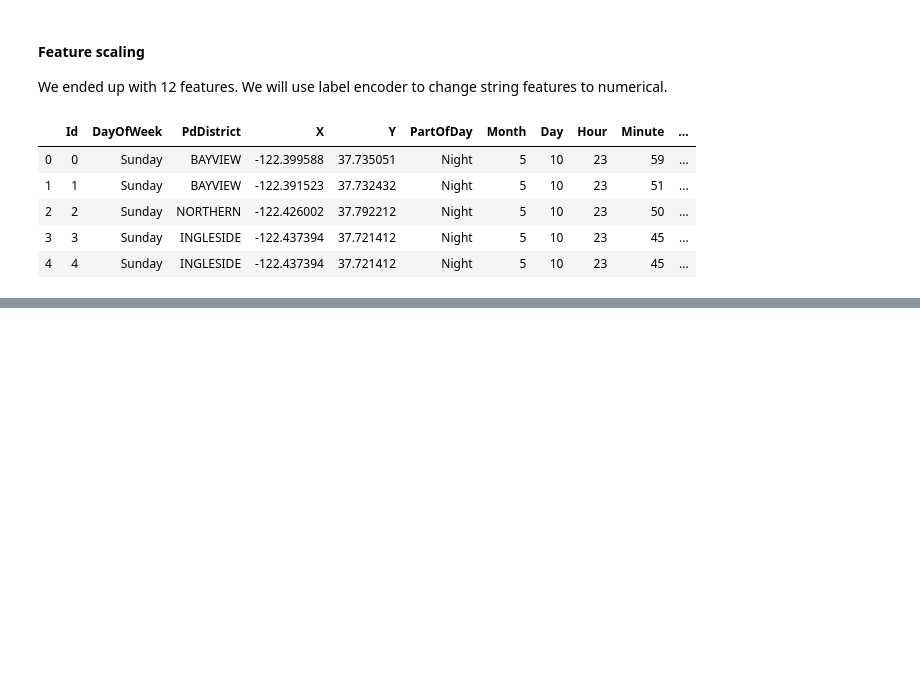
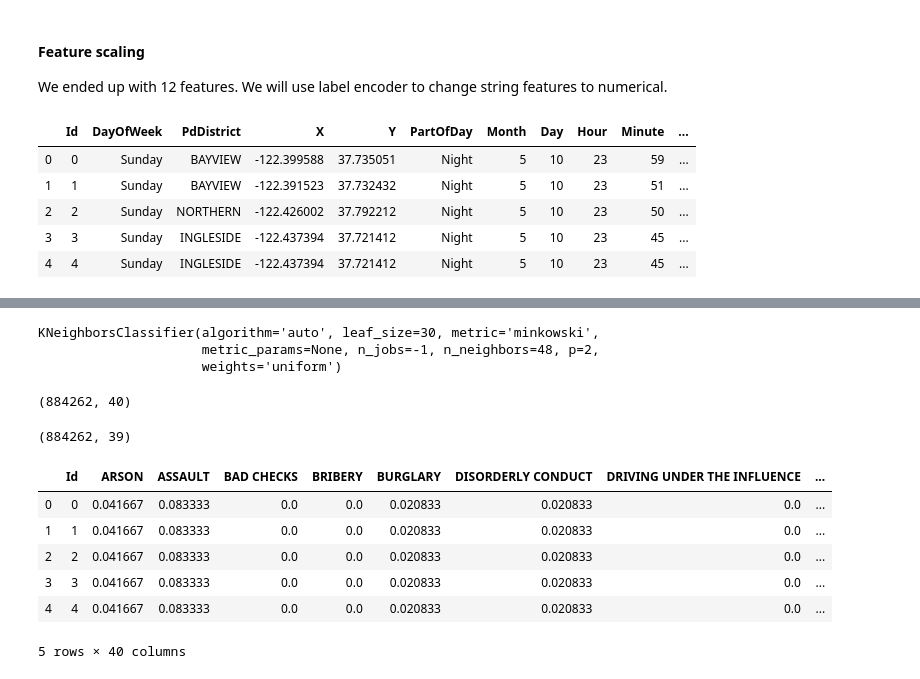
Before and after one commit to Frustrado/Crime-Classification, a Jupyter notebook: SF_crimes_analysis.ipynb, the cells around one changed output, grey strips where cells are left out. Cells and saved outputs as stored; diff of their text form; code cells hidden in the pictures; blank space fills up the shorter version.

```diff
--- a/SF_crimes_analysis.ipynb
+++ b/SF_crimes_analysis.ipynb
@@ -545,0 +584,31 @@ X_test_std = sc.transform(X_test)
+# %%
+knn = KNeighborsClassifier(n_neighbors=48, n_jobs=-1)
+knn.fit(train_std, y)
+# %% [output]
+KNeighborsClassifier(algorithm='auto', leaf_size=30, metric='minkowski',
+                     metric_params=None, n_jobs=-1, n_neighbors=48, p=2,
+                     weights='uniform')
+# %%
+y_test_pred = knn.predict_proba(test_std)
+# %%
+sub=pd.read_csv('data/sampleSubmission.csv')
+# %%
+sub.shape
+# %% [output]
+(884262, 40)
+# %%
+y_test_pred.shape
+# %% [output]
+(884262, 39)
+# %%
+sub.iloc[:,1:] = y_test_pred
+# %%
+sub.head()
+# %% [output]
+|  | Id | ARSON | ASSAULT | BAD CHECKS | BRIBERY | BURGLARY | DISORDERLY CONDUCT | DRIVING UNDER THE INFLUENCE | ... |
+| 0 | 0 | 0.041667 | 0.083333 | 0.0 | 0.0 | 0.020833 | 0.020833 | 0.0 | ... |
+| 1 | 1 | 0.041667 | 0.083333 | 0.0 | 0.0 | 0.020833 | 0.020833 | 0.0 | ... |
+| 2 | 2 | 0.041667 | 0.083333 | 0.0 | 0.0 | 0.020833 | 0.020833 | 0.0 | ... |
+| 3 | 3 | 0.041667 | 0.083333 | 0.0 | 0.0 | 0.020833 | 0.020833 | 0.0 | ... |
+| 4 | 4 | 0.041667 | 0.083333 | 0.0 | 0.0 | 0.020833 | 0.020833 | 0.0 | ... |
+5 rows × 40 columns
```
Also changed, not shown: parts of 16 cells of this notebook.
